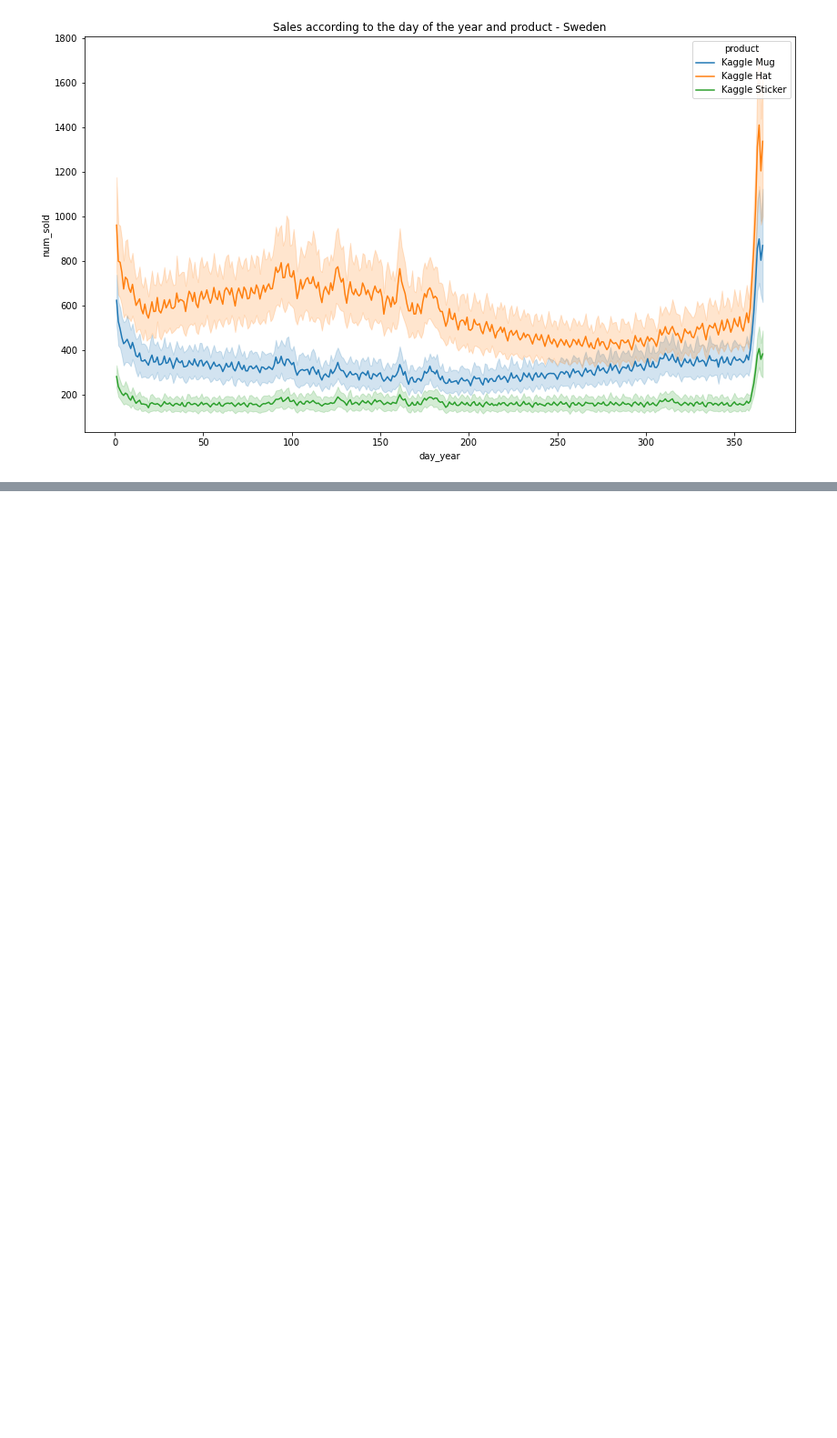
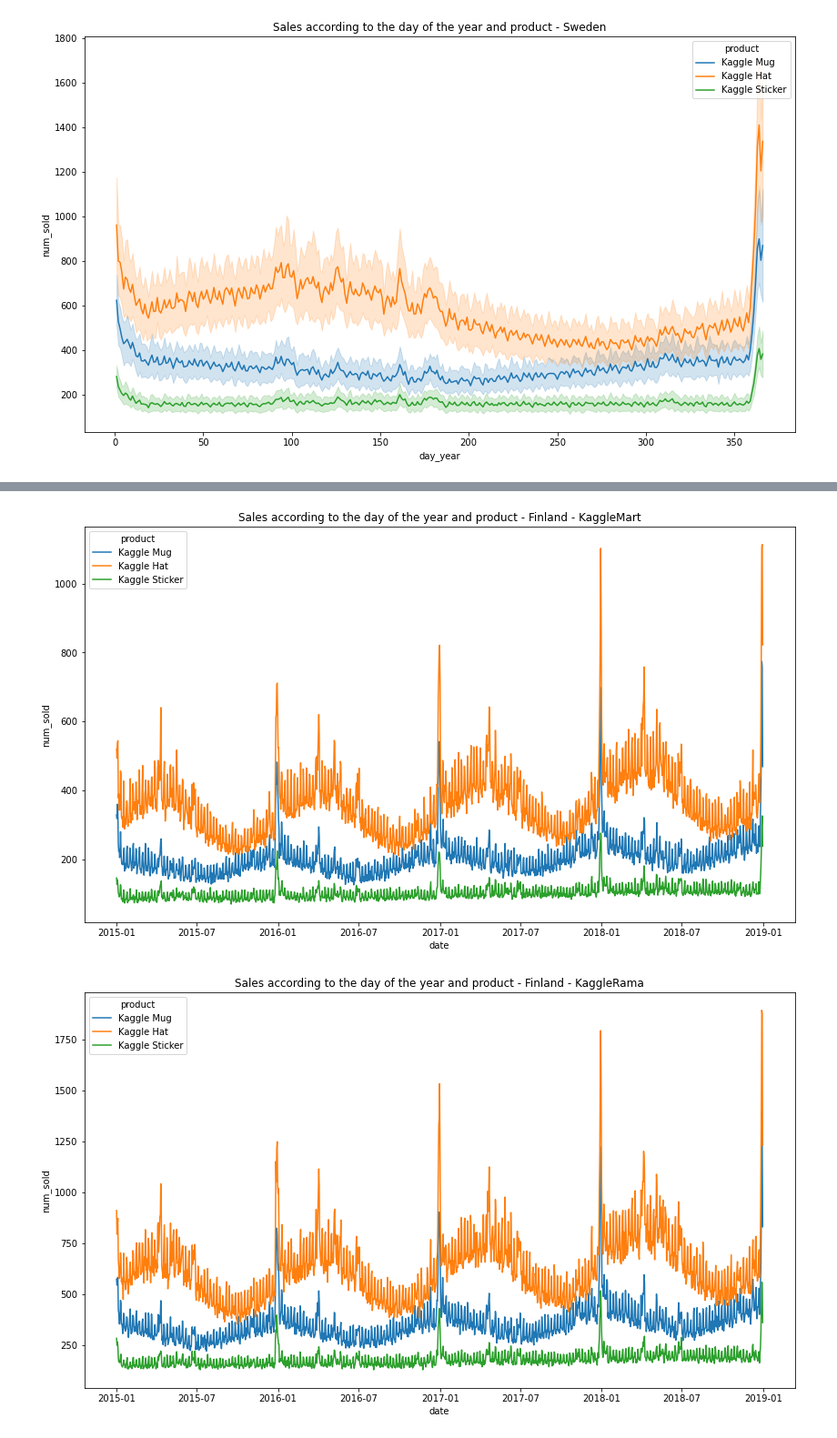
Before and after one commit to ccollado7/kaggle-tps-jan2022, a Jupyter notebook: notebooks/EDA/kaggle-tps-EDA.ipynb, the cells around one changed output, grey strips where cells are left out. Shown at 91% size. Saved outputs shown, nothing was run; the diff lists cells and outputs as text; code cells hidden in the pictures; blank space fills up the shorter version.

```diff
--- a/notebooks/EDA/kaggle-tps-EDA.ipynb
+++ b/notebooks/EDA/kaggle-tps-EDA.ipynb
@@ -354,0 +353,3 @@ for i in countrys:
+# %%
+train_date = train.set_index('date').pivot(columns=['country', 'store', 'product'], values='num_sold')
+train_date.head()
@@ -354,0 +366,13 @@ for i in countrys:
+# %%
+countrys = train['country'].unique()
+stores = train['store'].unique()
+products = train['product'].unique()
+# %%
+for i in countrys:
+    for j in stores:
+        plt.figure(figsize=(14,8))
+        sub_train = train[(train['country'] == i) & (train['store'] == j)]
+        sns.lineplot(data=sub_train, x="date", y="num_sold",hue="product").set_title('Sales according to the day of the year and product - ' + i + ' - '+ j)
+# %% [output]
+[figure, added]
+[figure, added]
```
Also changed, not shown: parts of 6 cells of this notebook, 2 other files.
